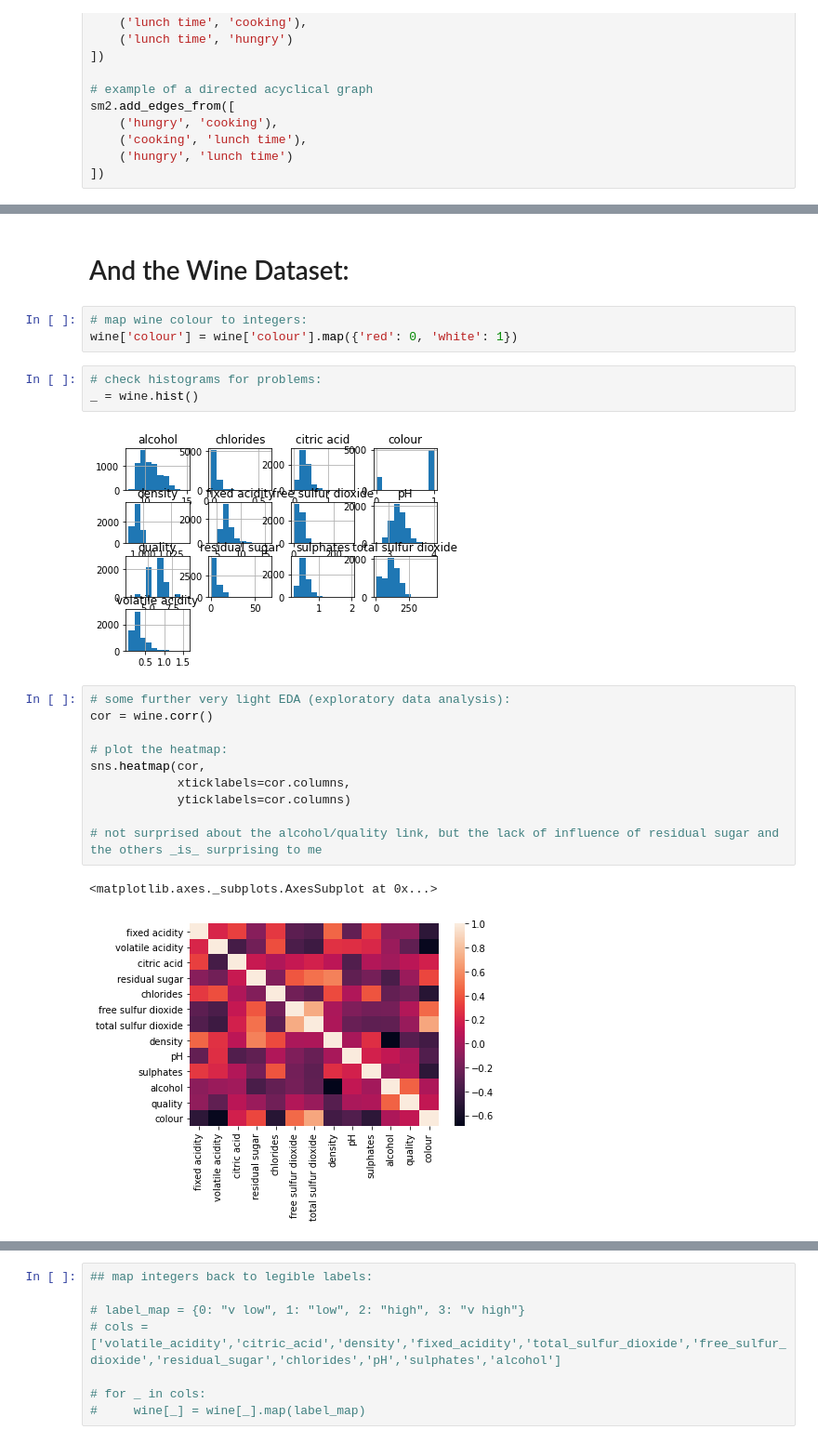
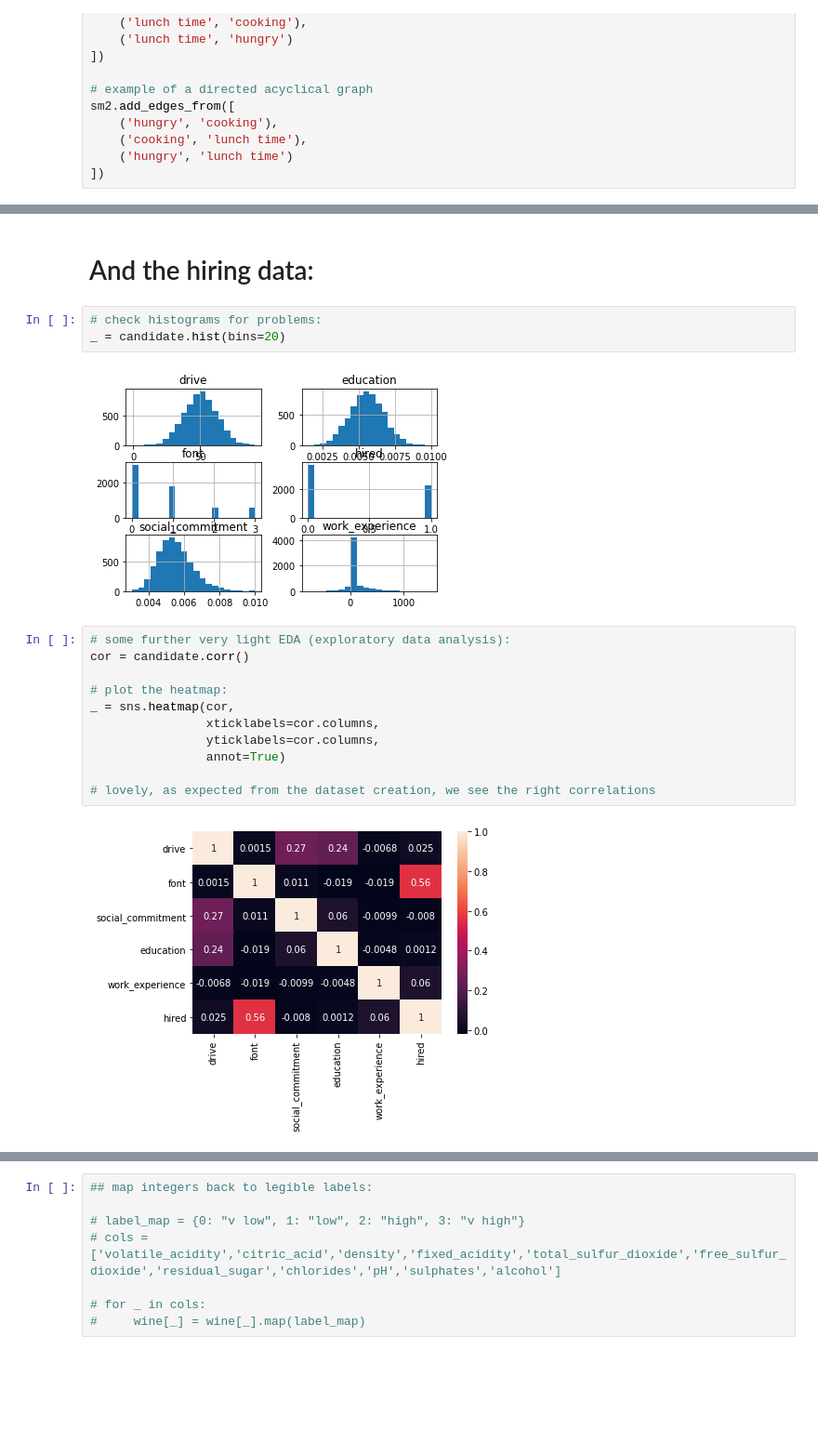
Before and after one commit to 1112114641/BayesianNetwork, a Jupyter notebook: abc.ipynb, the cells around one changed output, grey strips where cells are left out. Shown at 93% size. Saved outputs shown, nothing was run; the diff lists cells and outputs as text; blank space fills up the shorter version.

```diff
--- a/abc.ipynb
+++ b/abc.ipynb
@@ -126,23 +239,20 @@ Probability for p(h=True, c=False, lt=False) = 13.43%.
 # %% [markdown]
-# And the Wine Dataset:
+# And the hiring data:
-# %%
-# map wine colour to integers:
-wine['colour'] = wine['colour'].map({'red': 0, 'white': 1})
 # %%
 # check histograms for problems:
-_ = wine.hist()
+_ = candidate.hist(bins=20)
 # %% [output]
-[figure, old version]
+[figure, new version]
 # %%
 # some further very light EDA (exploratory data analysis):
-cor = wine.corr()
+cor = candidate.corr()
 
 # plot the heatmap:
-sns.heatmap(cor,
-            xticklabels=cor.columns,
-            yticklabels=cor.columns)
+_ = sns.heatmap(cor,
+                xticklabels=cor.columns,
+                yticklabels=cor.columns,
+                annot=True)
 
-# not surprised about the alcohol/quality link, but the lack of influence of residual sugar and the others _is_ surprising to me
+# lovely, as expected from the dataset creation, we see the right correlations
 # %% [output]
-<matplotlib.axes._subplots.AxesSubplot at 0x...>
-[figure, old version]
+[figure, new version]
```
Also changed, not shown: parts of 43 cells of this notebook, 2 other files.
